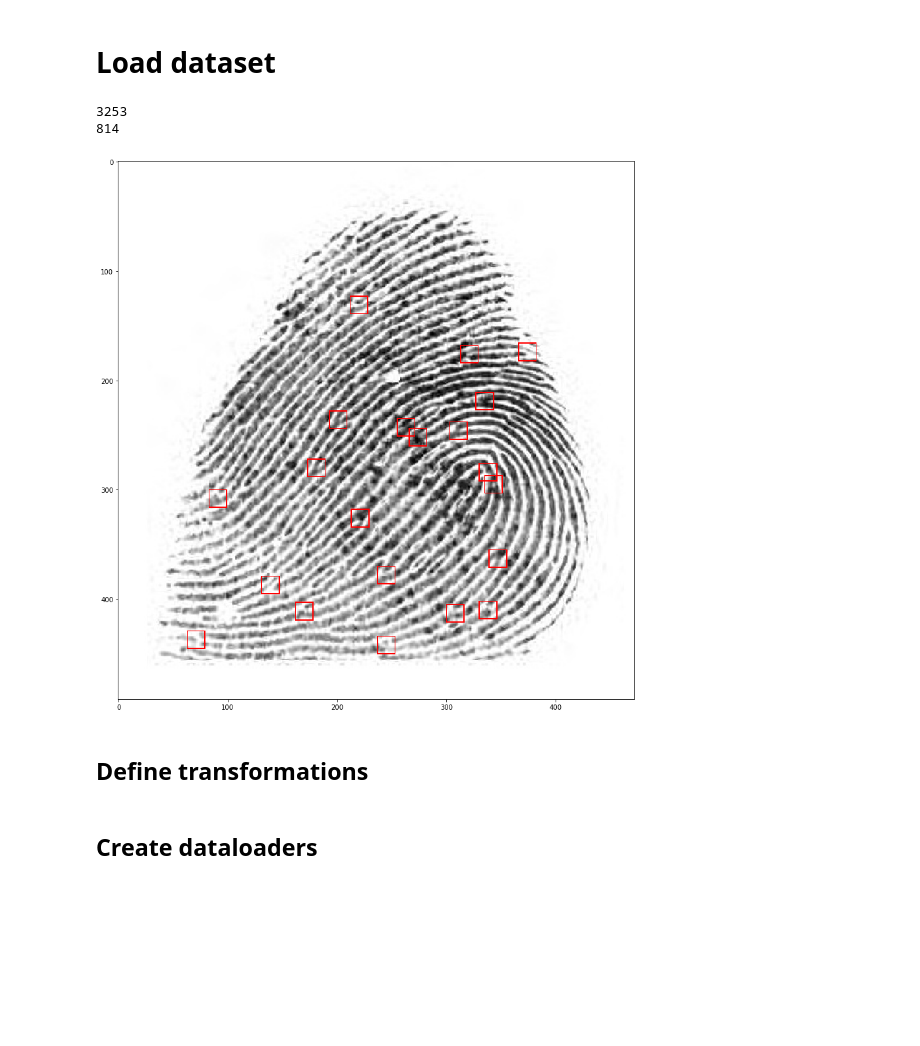
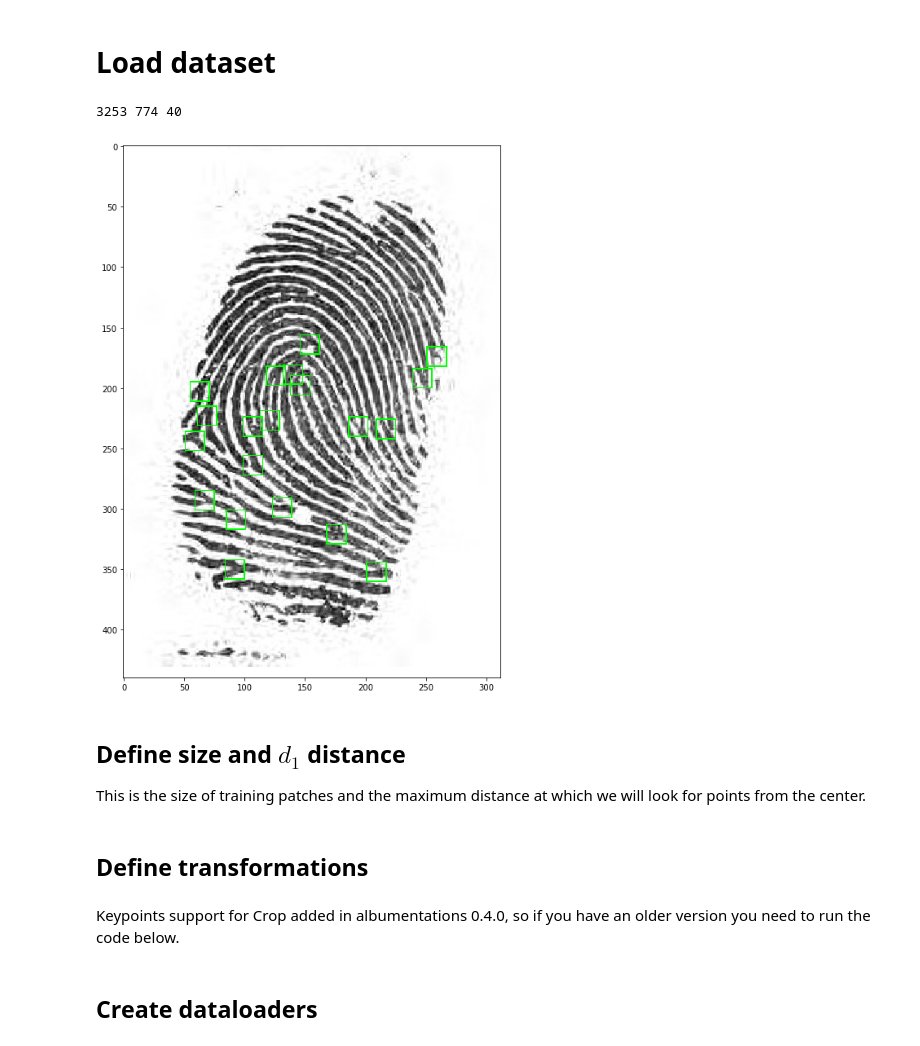
Before and after one commit to simplerick/MinutiaeDetector, a Jupyter notebook: MinutiaeDetection.ipynb, the cells around one changed output. Drawn from its saved outputs; the diff is of its cells as text; code cells hidden in the pictures; blank space fills up the shorter version.

```diff
--- a/MinutiaeDetection.ipynb
+++ b/MinutiaeDetection.ipynb
@@ -9,7 +9,7 @@ import pandas as pd
 from tensorboardX import SummaryWriter
 from torch.utils.data import DataLoader
 # %%
-plt.rcParams['figure.figsize'] = (15,15)
+plt.rcParams['figure.figsize'] = (12,12)
 # %% [markdown]
 # Load dataset
 # %%
@@ -19,22 +19,25 @@ image_dir, point_dir = 'images', 'points'
 names = [f[:-4] for f in os.listdir(image_dir)]
 
 train_set, test_set = train_test_split(names, test_size=0.2)
+val_set, test_set = train_test_split(test_set, test_size=0.95)
 
-print(len(train_set))
-print(len(test_set))
+print( len(train_set),len(test_set), len(val_set) )
 # %% [output]
-3253
-814
+3253 774 40
 # %%
 from utils import add_points
 # %%
-i = 123
+i = 1
 image = cv2.imread(os.path.join(image_dir,train_set[i]+'.jpg'))/255.
 points =  pd.read_csv(os.path.join(point_dir,train_set[i]+'.txt'), delimiter="\t").values
-image = add_points(image,points)
+image = add_points(image,points, rgb_color=(0,1,0))
 plt.imshow(image)
 plt.show()
 # %% [output]
-[figure, old version]
+[figure, new version]
+# %% [markdown]
+## Define size and $d_1$ distance
+
+This is the size of training patches and the maximum distance at which we will look for points from the center.
 # %%
 SIZE = (53,53)
@@ -47,4 +50,6 @@ transform = A.Compose([
         A.HorizontalFlip(p=0.5),
         A.RandomRotate90(p=0.5)],
         keypoint_params = A.KeypointParams(format='xy'))
+# %% [markdown]
+Keypoints support for Crop added in albumentations 0.4.0, so if you have an older version you need to run the code below.
 # %%
```
Also changed, not shown: parts of 32 cells of this notebook.
